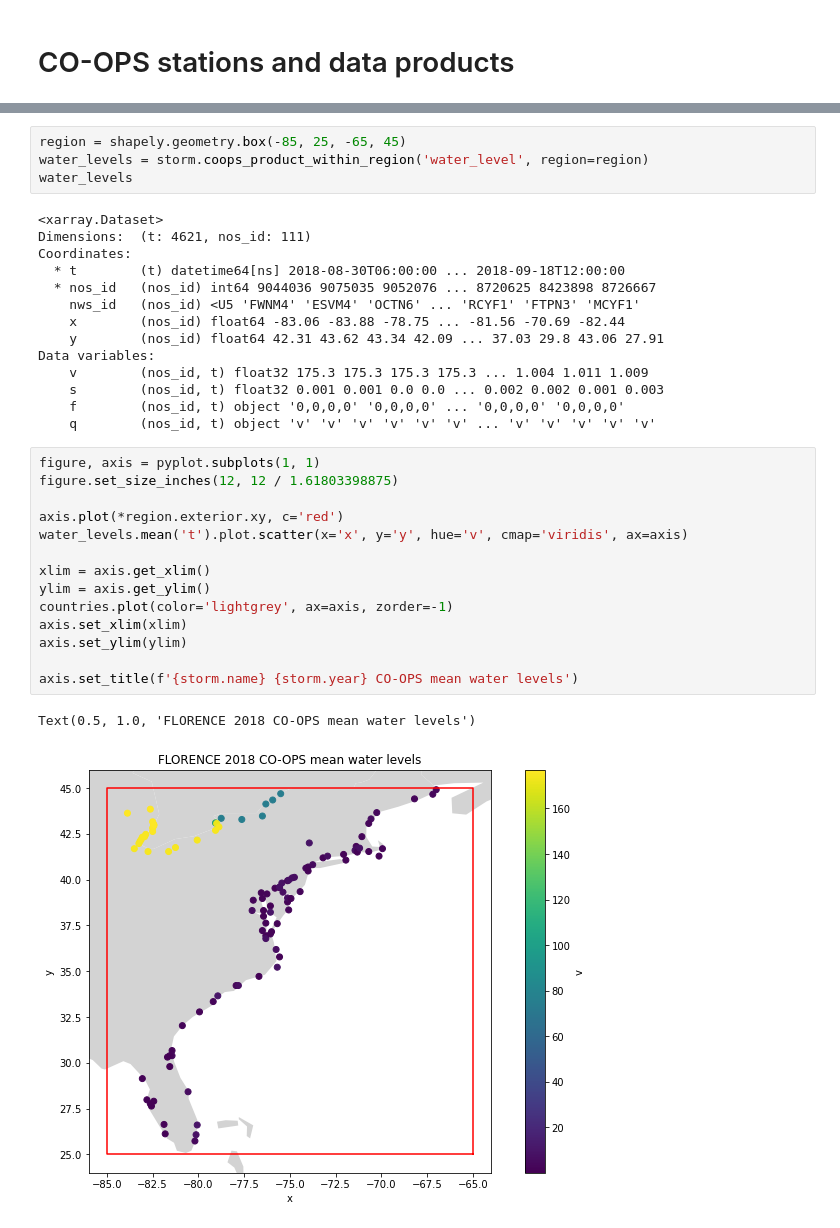
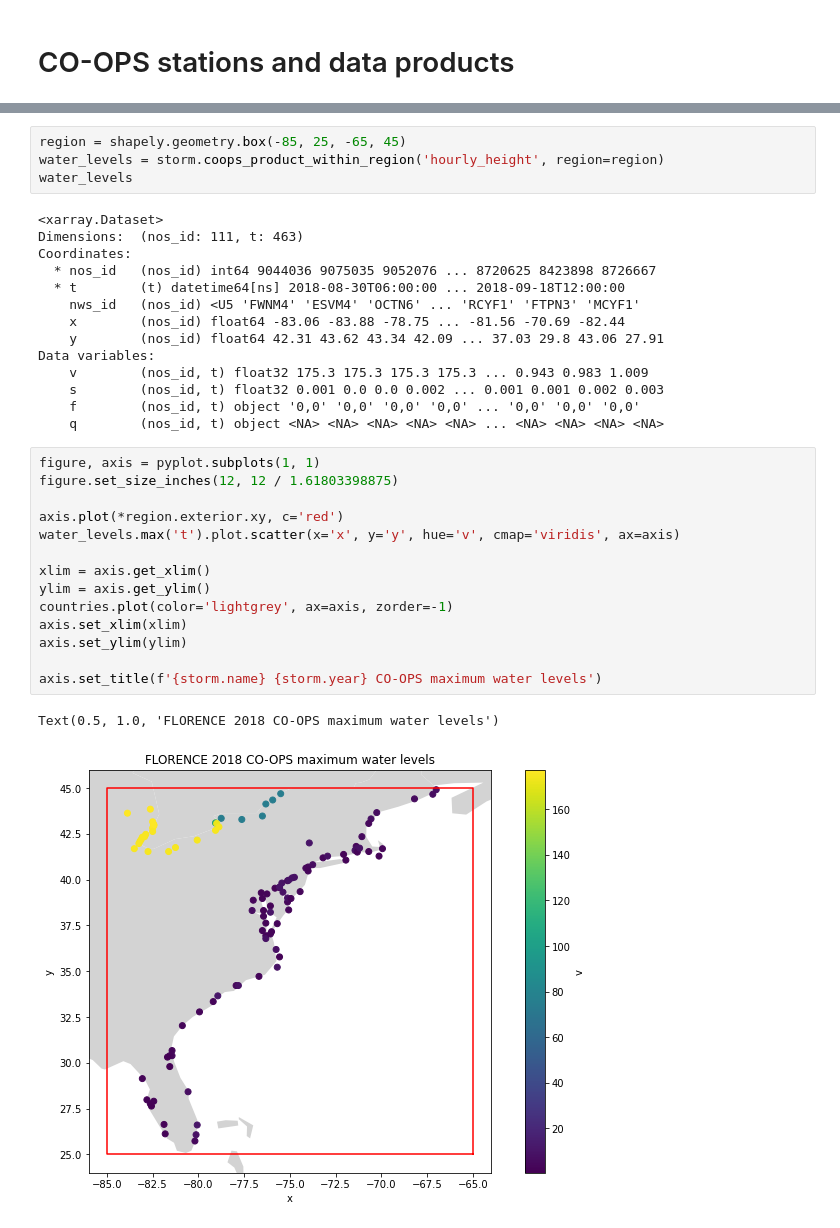
Before and after one commit to oceanmodeling/StormEvents, a Jupyter notebook: examples/example_1.ipynb, the cells around one changed output, grey strips where cells are left out. Cells and saved outputs as stored; diff of their text form.

```diff
--- a/examples/example_1.ipynb
+++ b/examples/example_1.ipynb
@@ -218,37 +207,37 @@ https://stormevents.readthedocs.io/en/latest/stormevent.html#stormevents.stormev
 # %%
 region = shapely.geometry.box(-85, 25, -65, 45)
-water_levels = storm.coops_product_within_region('water_level', region=region)
+water_levels = storm.coops_product_within_region('hourly_height', region=region)
 water_levels
 # %% [output]
 <xarray.Dataset>
-Dimensions:  (t: 4621, nos_id: 111)
+Dimensions:  (nos_id: 111, t: 463)
 Coordinates:
+  * nos_id   (nos_id) int64 9044036 9075035 9052076 ... 8720625 8423898 8726667
   * t        (t) datetime64[ns] 2018-08-30T06:00:00 ... 2018-09-18T12:00:00
-  * nos_id   (nos_id) int64 9044036 9075035 9052076 ... 8720625 8423898 8726667
     nws_id   (nos_id) <U5 'FWNM4' 'ESVM4' 'OCTN6' ... 'RCYF1' 'FTPN3' 'MCYF1'
     x        (nos_id) float64 -83.06 -83.88 -78.75 ... -81.56 -70.69 -82.44
     y        (nos_id) float64 42.31 43.62 43.34 42.09 ... 37.03 29.8 43.06 27.91
 Data variables:
-    v        (nos_id, t) float32 175.3 175.3 175.3 175.3 ... 1.004 1.011 1.009
-    s        (nos_id, t) float32 0.001 0.001 0.0 0.0 ... 0.002 0.002 0.001 0.003
-    f        (nos_id, t) object '0,0,0,0' '0,0,0,0' ... '0,0,0,0' '0,0,0,0'
-    q        (nos_id, t) object 'v' 'v' 'v' 'v' 'v' 'v' ... 'v' 'v' 'v' 'v' 'v'
+    v        (nos_id, t) float32 175.3 175.3 175.3 175.3 ... 0.943 0.983 1.009
+    s        (nos_id, t) float32 0.001 0.0 0.0 0.002 ... 0.001 0.001 0.002 0.003
+    f        (nos_id, t) object '0,0' '0,0' '0,0' '0,0' ... '0,0' '0,0' '0,0'
+    q        (nos_id, t) object <NA> <NA> <NA> <NA> <NA> ... <NA> <NA> <NA> <NA>
 # %%
 figure, axis = pyplot.subplots(1, 1)
 figure.set_size_inches(12, 12 / 1.61803398875)
 
 axis.plot(*region.exterior.xy, c='red')
-water_levels.mean('t').plot.scatter(x='x', y='y', hue='v', cmap='viridis', ax=axis)
+water_levels.max('t').plot.scatter(x='x', y='y', hue='v', cmap='viridis', ax=axis)
 
 xlim = axis.get_xlim()
 ylim = axis.get_ylim()
 countries.plot(color='lightgrey', ax=axis, zorder=-1)
 axis.set_xlim(xlim)
 axis.set_ylim(ylim)
 
-axis.set_title(f'{storm.name} {storm.year} CO-OPS mean water levels')
+axis.set_title(f'{storm.name} {storm.year} CO-OPS maximum water levels')
 # %% [output]
-Text(0.5, 1.0, 'FLORENCE 2018 CO-OPS mean water levels')
+Text(0.5, 1.0, 'FLORENCE 2018 CO-OPS maximum water levels')
-[figure, old version]
+[figure, new version]
 # %% [markdown]
 # additional documentation
```
Also changed, not shown: parts of 16 cells of this notebook.
